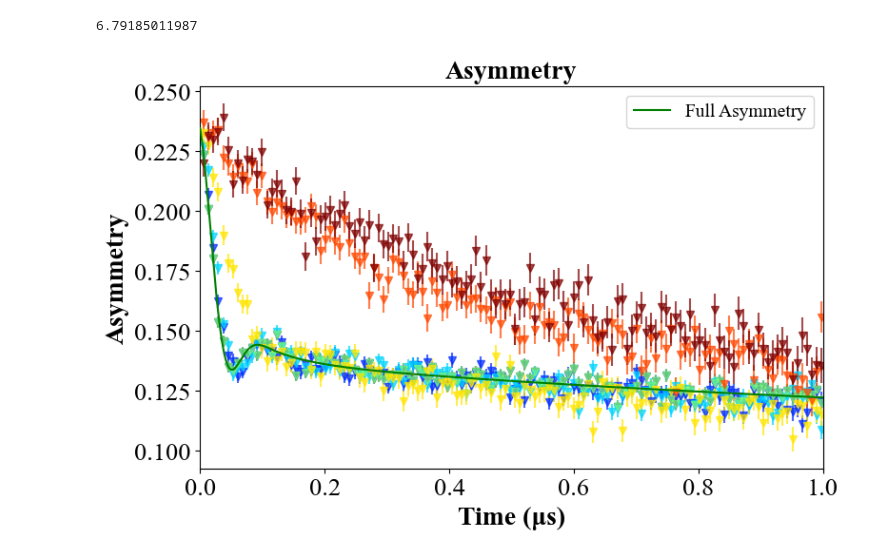
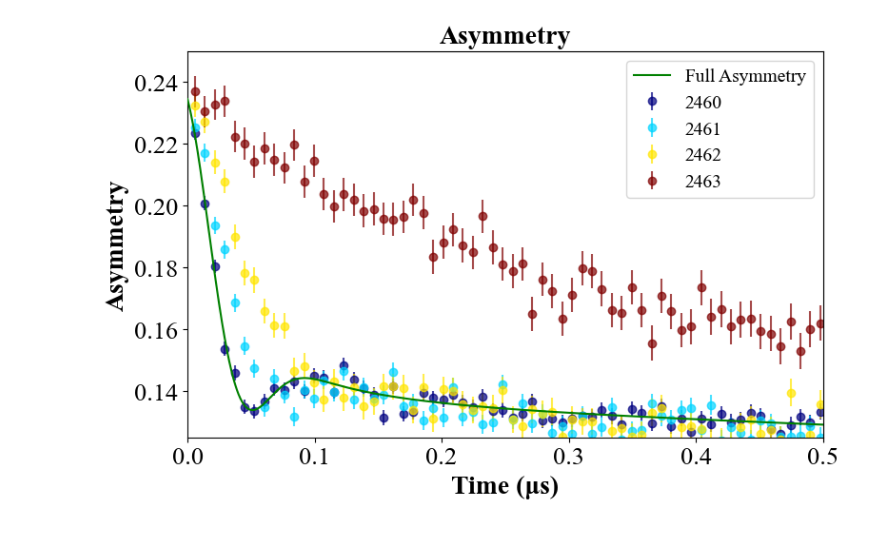
Before and after one commit to Brogan8813/strain-cell, a Jupyter notebook: PPMS_Data_and_Plotting/Plotting/MusrPlotting/New_format_plotting/Beta_1/Spectra_plotting.ipynb, the cells around one changed output. Drawn from its saved outputs; the diff is of its cells as text; code cells hidden in the pictures.

```diff
--- a/PPMS_Data_and_Plotting/Plotting/MusrPlotting/New_format_plotting/Beta_1/Spectra_plotting.ipynb
+++ b/PPMS_Data_and_Plotting/Plotting/MusrPlotting/New_format_plotting/Beta_1/Spectra_plotting.ipynb
@@ -27,7 +27,7 @@ def muon_asymmetry(
     #convert field back to frequency
     mu_gyro = 0.0135538817
     nu = nu*mu_gyro
-    print(nu)
+    #print(nu)
 
     # Ordered YBO component
     term1 = f_F * (2/3) * np.exp(-0.5 * (sigma * t)**2) * np.cos(2 * np.pi * nu * t + phi_rad)
@@ -56,15 +56,15 @@ datafiles= ['2460_80pack_0_1.dat',
             #'2461_80pack_0_1.dat',
             #'2462_80pack_0_1.dat',
             #'2463_80pack_0_1.dat',
-            '2464_80pack_0_1.dat',
-            '2465_80pack_0_1.dat',
-            '2460_80pack_0_1.dat',
+            #'2464_80pack_0_1.dat',
+            #'2465_80pack_0_1.dat',
+            '2466_80pack_0_1.dat',
             '2467_80pack_0_1.dat',
             '2468_80pack_0_1.dat',
             #'2469_80pack_0_1.dat',
             #'2470_80pack_0_1.dat',
             #'2471_80pack_0_1.dat',
-            '2472_80pack_0_1.dat',
+            #'2472_80pack_0_1.dat',
 ]
 
 
@@ -97,34 +97,36 @@ A=muon_asymmetry(t, f_F,sigma,nu,phi,lam_tail,lam_para,lam_Ag,beta_tail,beta_par
 '''
 
 dfs = [pd.read_csv((path+fname), sep=',\s*', engine='python') for fname in datafiles]
 
 cmap = cm.get_cmap('jet', len(dfs))
 
 a= 'C:\\Windows\\Fonts\\times.TTF'
 fprop = fm.FontProperties(fname=a)
 plt.rcParams['font.family'] = fprop.get_name()
 plt.rcParams['figure.figsize'] = [8,5]
 
 plt.rc('xtick', labelsize=19)
 plt.rc('ytick', labelsize=19)
 
 for i, df in enumerate(dfs):
     x=df['xData0']
     y=df['data0']
     yerr=df['errData0']
-    plt.errorbar(x, y, yerr=yerr, fmt='v', color=cmap(i),alpha=.7, zorder=1)#, label=f'{2460+i}')
+    plt.errorbar(x, y, yerr=yerr, fmt='o', color=cmap(i),alpha=.7, zorder=1, label=f'{2460+i}')
 
 
 A=muon_asymmetry(t, f_F,sigma,nu,phi,lam_tail,lam_para,lam_Ag,beta_tail,beta_para,beta_Ag,A_T,Ag_F)
 
 plt.ylabel('Asymmetry',fontsize=20,weight='bold')
 plt.xlabel('Time (μs)',fontsize=20,weight='bold')
-plt.xlim(0,1)
+plt.ylim(0.125,0.25)
+plt.xlim(0,0.5)
 plt.plot(times, A, label='Full Asymmetry', color='g', zorder=10)
+
+
 plt.tight_layout()
 plt.legend(loc='upper right',fontsize=14)
 plt.title('Asymmetry',fontsize=20,weight='bold')
 plt.show()
 # %% [output]
-6.79185011987
-[figure, old version]
+[figure, new version]
```
Also changed, not shown: parts of 3 cells of this notebook, 5 other files.
